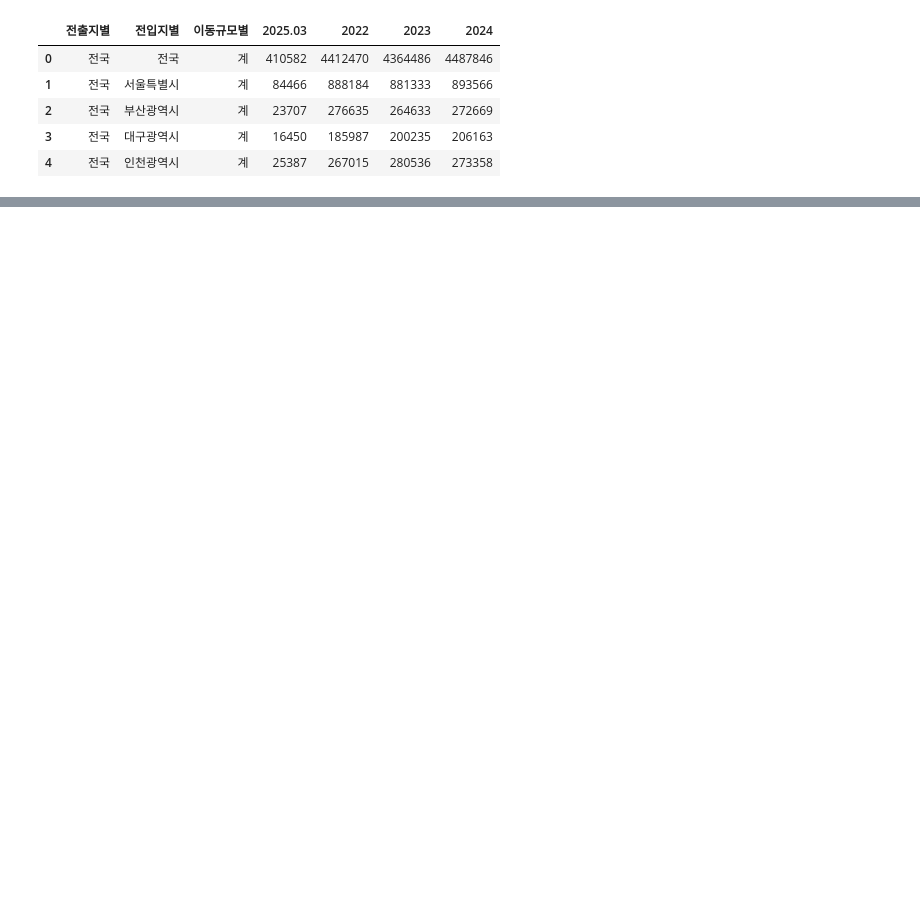
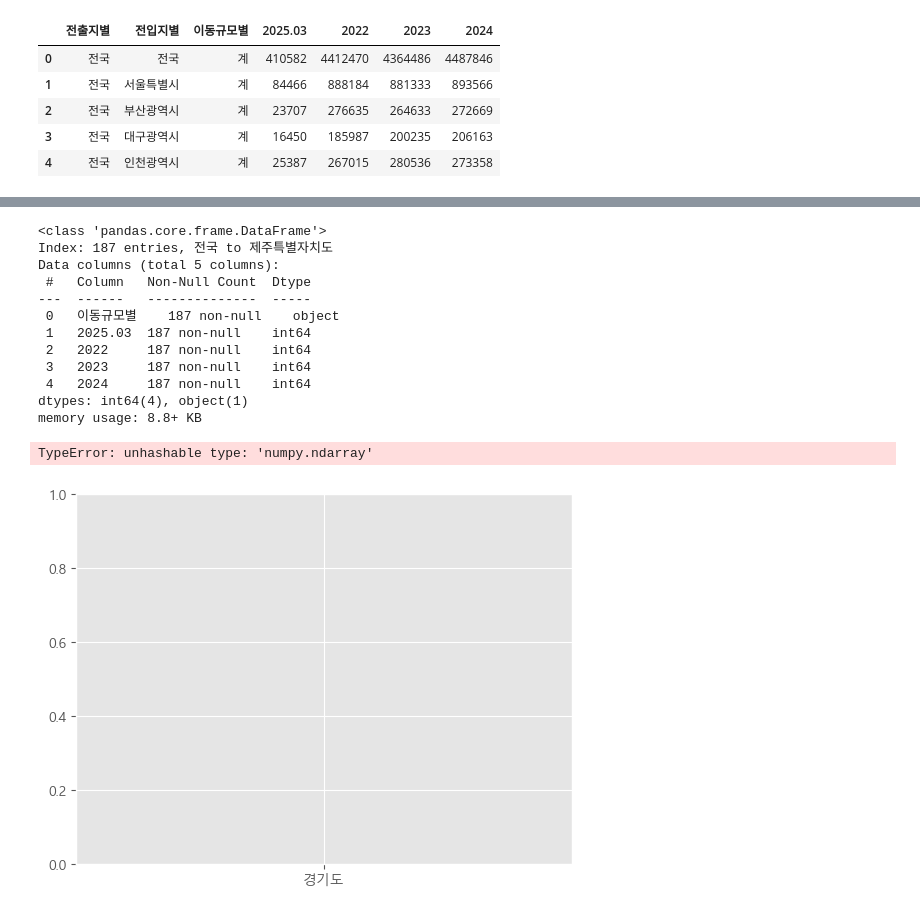
Before and after one commit to zailinliu/Pandas_study, a Jupyter notebook: part4-1.ipynb, the cells around one changed output, grey strips where cells are left out. Cells and saved outputs as stored; diff of their text form; code cells hidden in the pictures; blank space fills up the shorter version.

```diff
--- a/part4-1.ipynb
+++ b/part4-1.ipynb
@@ -213,0 +223,25 @@ plt.plot( sr_data )
+# %%
+mask = (df['전출지별'] == '서울특별시') & (df['전입지별'] != '서울특별시')
+df_seoul = df[mask]
+df_seoul = df_seoul.drop(['전출지별'], axis=1 )
+df_seoul = df_seoul.rename({'전입지별': '전입지'}, axis=1)
+df_seoul = df_seoul.set_index('전입지')
+df_seoul.info()
+sr_one = df_seoul.loc['경기도']
+plt.plot(sr_one.index, sr_one.values)
+plt.show()
+# %% [output]
+<class 'pandas.core.frame.DataFrame'>
+Index: 187 entries, 전국 to 제주특별자치도
+Data columns (total 5 columns):
+ #   Column   Non-Null Count  Dtype
+---  ------   --------------  -----
+ 0   이동규모별    187 non-null    object
+ 1   2025.03  187 non-null    int64
+ 2   2022     187 non-null    int64
+ 3   2023     187 non-null    int64
+ 4   2024     187 non-null    int64
+dtypes: int64(4), object(1)
+memory usage: 8.8+ KB
+TypeError: unhashable type: 'numpy.ndarray'
+[figure, added]
```
Also changed, not shown: parts of 13 cells of this notebook, 6 other files.
